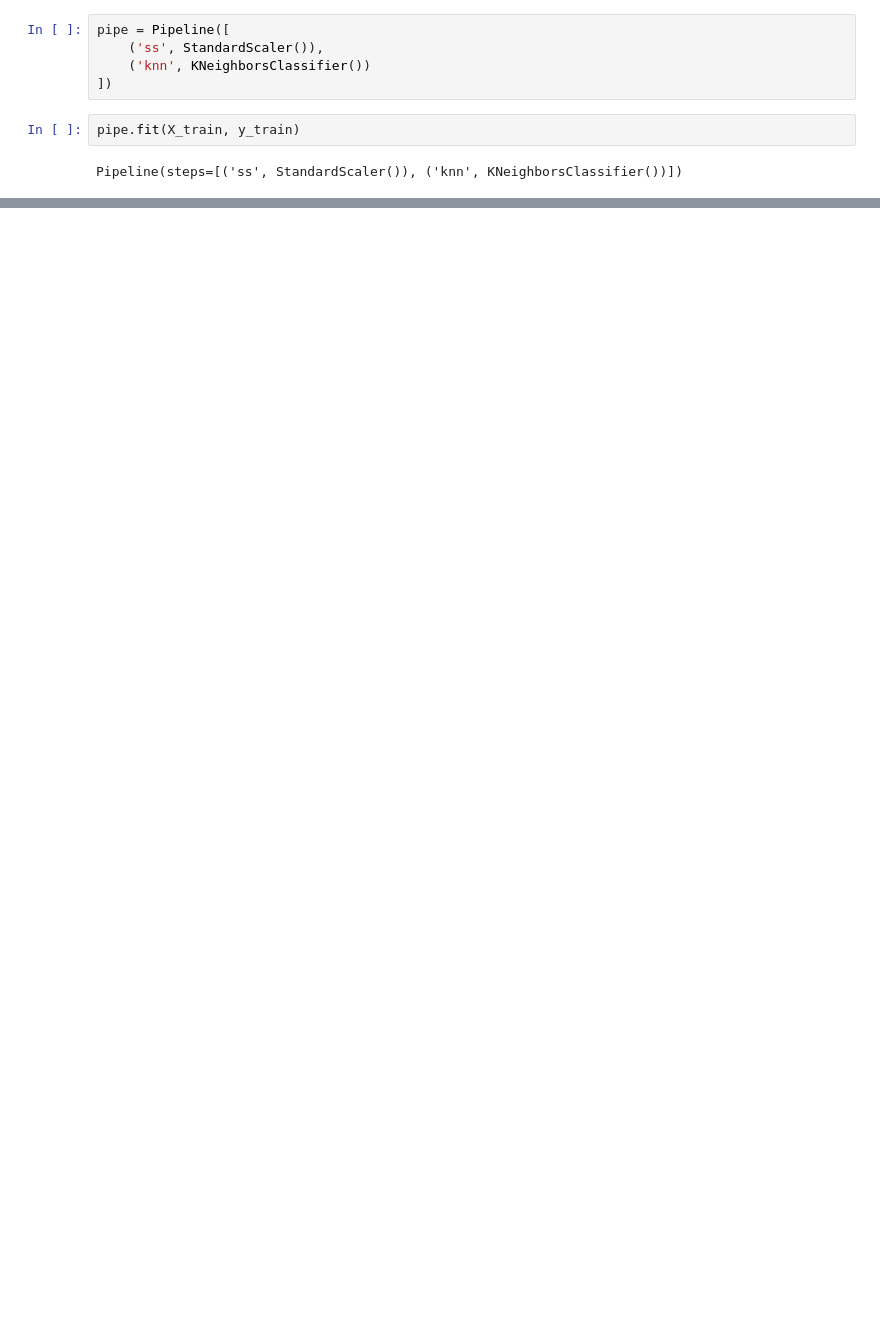
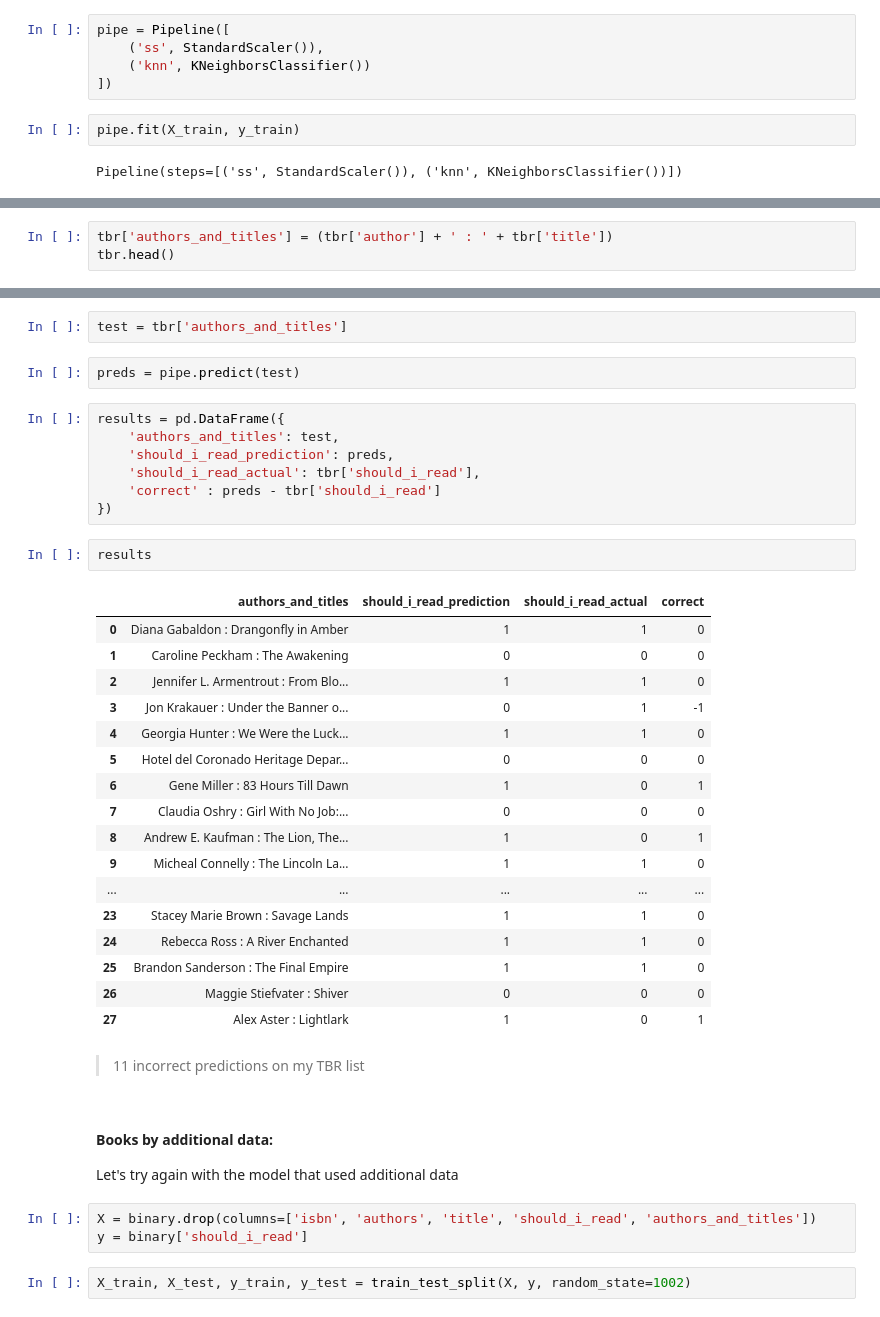
Before and after one commit to kier-johns/book_recommender_and_classifier, a Jupyter notebook: code/04-Modeling.ipynb, the cells around one changed output, grey strips where cells are left out. Cells and saved outputs as stored; diff of their text form; blank space fills up the shorter version.

```diff
--- a/code/04-Modeling.ipynb
+++ b/code/04-Modeling.ipynb
@@ -592,0 +509,3 @@ print(pipe.score(X_test, y_test))
+# %%
+tbr['authors_and_titles'] = (tbr['author'] + ' : ' + tbr['title'])
+tbr.head()
@@ -592,0 +519,42 @@ print(pipe.score(X_test, y_test))
+# %%
+test = tbr['authors_and_titles']
+# %%
+preds = pipe.predict(test)
+# %%
+results = pd.DataFrame({
+    'authors_and_titles': test,
+    'should_i_read_prediction': preds,
+    'should_i_read_actual': tbr['should_i_read'],
+    'correct' : preds - tbr['should_i_read']
+})
+# %%
+results
+# %% [output]
+|  | authors_and_titles | should_i_read_prediction | should_i_read_actual | correct |
+| 0 | Diana Gabaldon : Drangonfly in Amber | 1 | 1 | 0 |
+| 1 | Caroline Peckham : The Awakening | 0 | 0 | 0 |
+| 2 | Jennifer L. Armentrout : From Blo... | 1 | 1 | 0 |
+| 3 | Jon Krakauer : Under the Banner o... | 0 | 1 | -1 |
+| 4 | Georgia Hunter : We Were the Luck... | 1 | 1 | 0 |
+| 5 | Hotel del Coronado Heritage Depar... | 0 | 0 | 0 |
+| 6 | Gene Miller : 83 Hours Till Dawn | 1 | 0 | 1 |
+| 7 | Claudia Oshry : Girl With No Job:... | 0 | 0 | 0 |
+| 8 | Andrew E. Kaufman : The Lion, The... | 1 | 0 | 1 |
+| 9 | Micheal Connelly : The Lincoln La... | 1 | 1 | 0 |
+| ... | ... | ... | ... | ... |
+| 23 | Stacey Marie Brown : Savage Lands | 1 | 1 | 0 |
+| 24 | Rebecca Ross : A River Enchanted | 1 | 1 | 0 |
+| 25 | Brandon Sanderson : The Final Empire | 1 | 1 | 0 |
+| 26 | Maggie Stiefvater : Shiver | 0 | 0 | 0 |
+| 27 | Alex Aster : Lightlark | 1 | 0 | 1 |
+# %% [markdown]
+> 11 incorrect predictions on my TBR list
+# %% [markdown]
+#### Books by additional data:
+
+Let's try again with the model that used additional data
+# %%
+X = binary.drop(columns=['isbn', 'authors', 'title', 'should_i_read', 'authors_and_titles'])
+y = binary['should_i_read']
+# %%
+X_train, X_test, y_train, y_test = train_test_split(X, y, random_state=1002)
```
Also changed, not shown: parts of 143 cells of this notebook, 10 other files.
